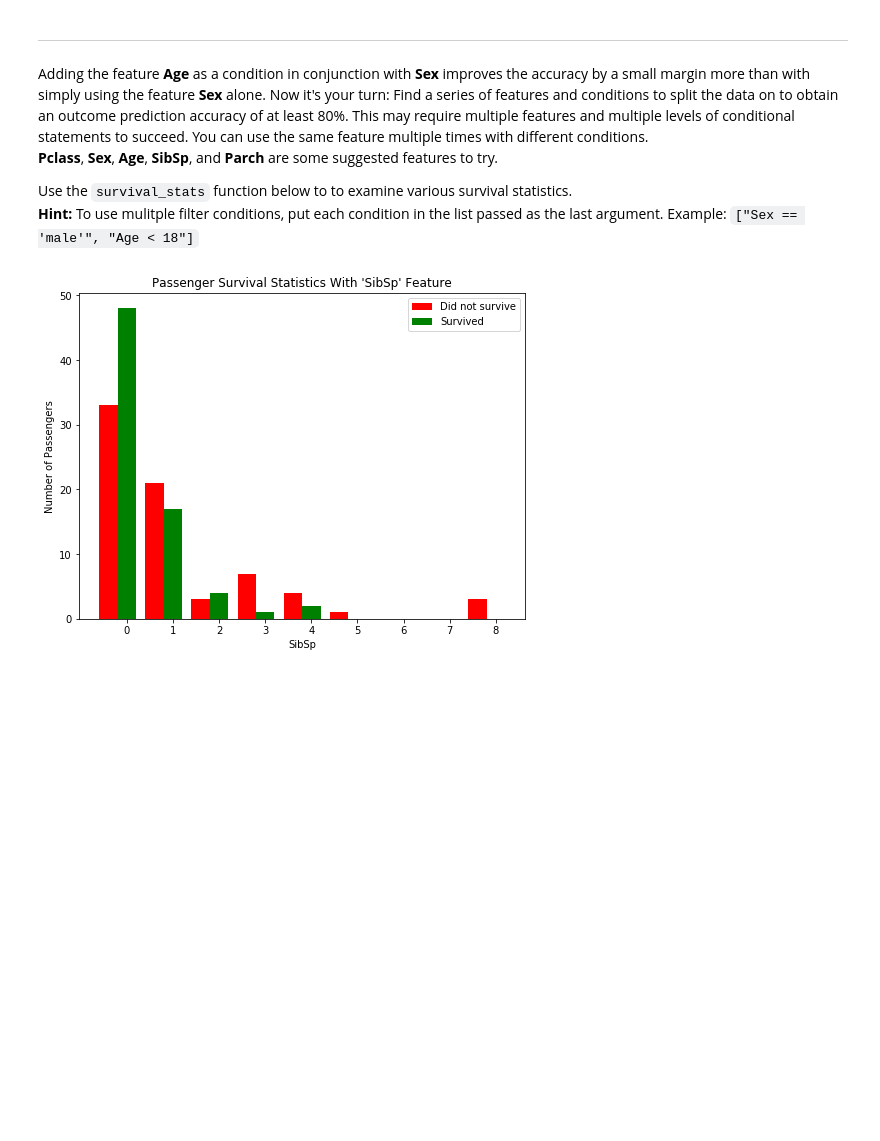
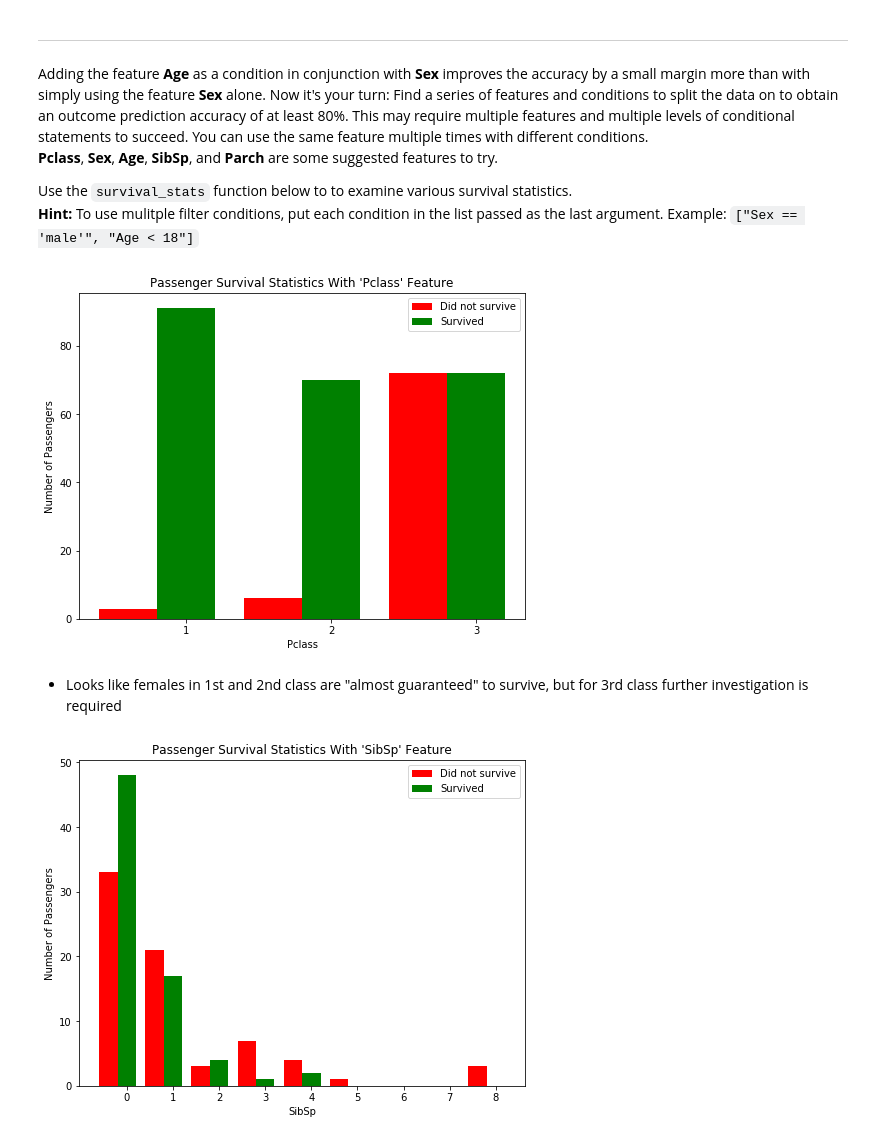
Before and after one commit to kkozhenov/Udacity_MLND, a Jupyter notebook: projects/titanic_survival_exploration/titanic_survival_exploration.ipynb, the cells around one changed output. Saved outputs shown, nothing was run; the diff lists cells and outputs as text; code cells hidden in the pictures; blank space fills up the shorter version.

```diff
--- a/projects/titanic_survival_exploration/titanic_survival_exploration.ipynb
+++ b/projects/titanic_survival_exploration/titanic_survival_exploration.ipynb
@@ -211,4 +211,10 @@ Adding the feature **Age** as a condition in conjunction with **Sex** improves t
 
 Use the `survival_stats` function below to to examine various survival statistics.
 **Hint:** To use mulitple filter conditions, put each condition in the list passed as the last argument. Example: `["Sex == 'male'", "Age < 18"]`
+# %%
+vs.survival_stats(data, outcomes, 'Pclass', ["Sex == 'female'"])
+# %% [output]
+[figure, added]
+# %% [markdown]
+* Looks like females in 1st and 2nd class are "almost guaranteed" to survive, but for 3rd class further investigation is required
 # %%
```
Also changed, not shown: parts of 5 cells of this notebook, 1 other file.
